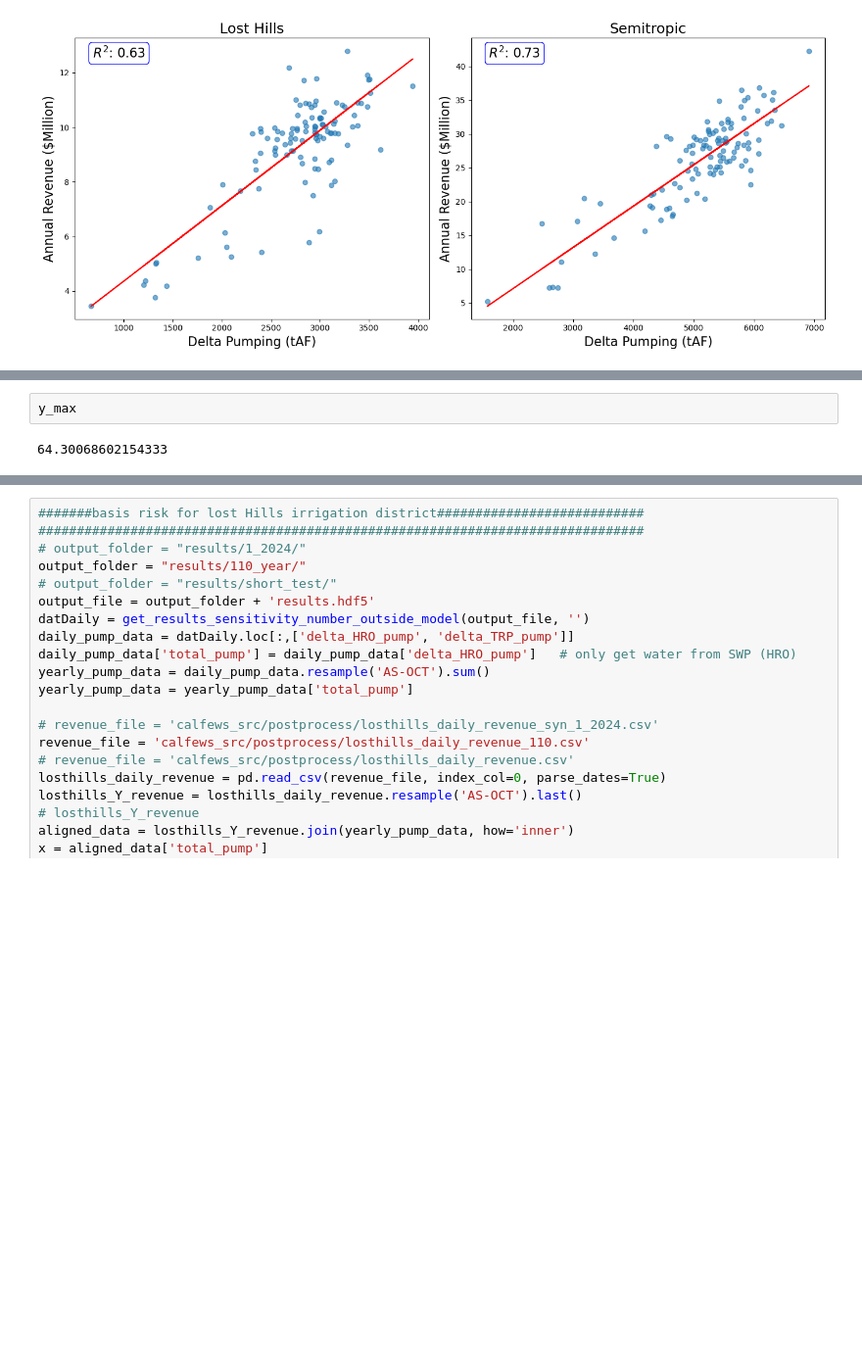
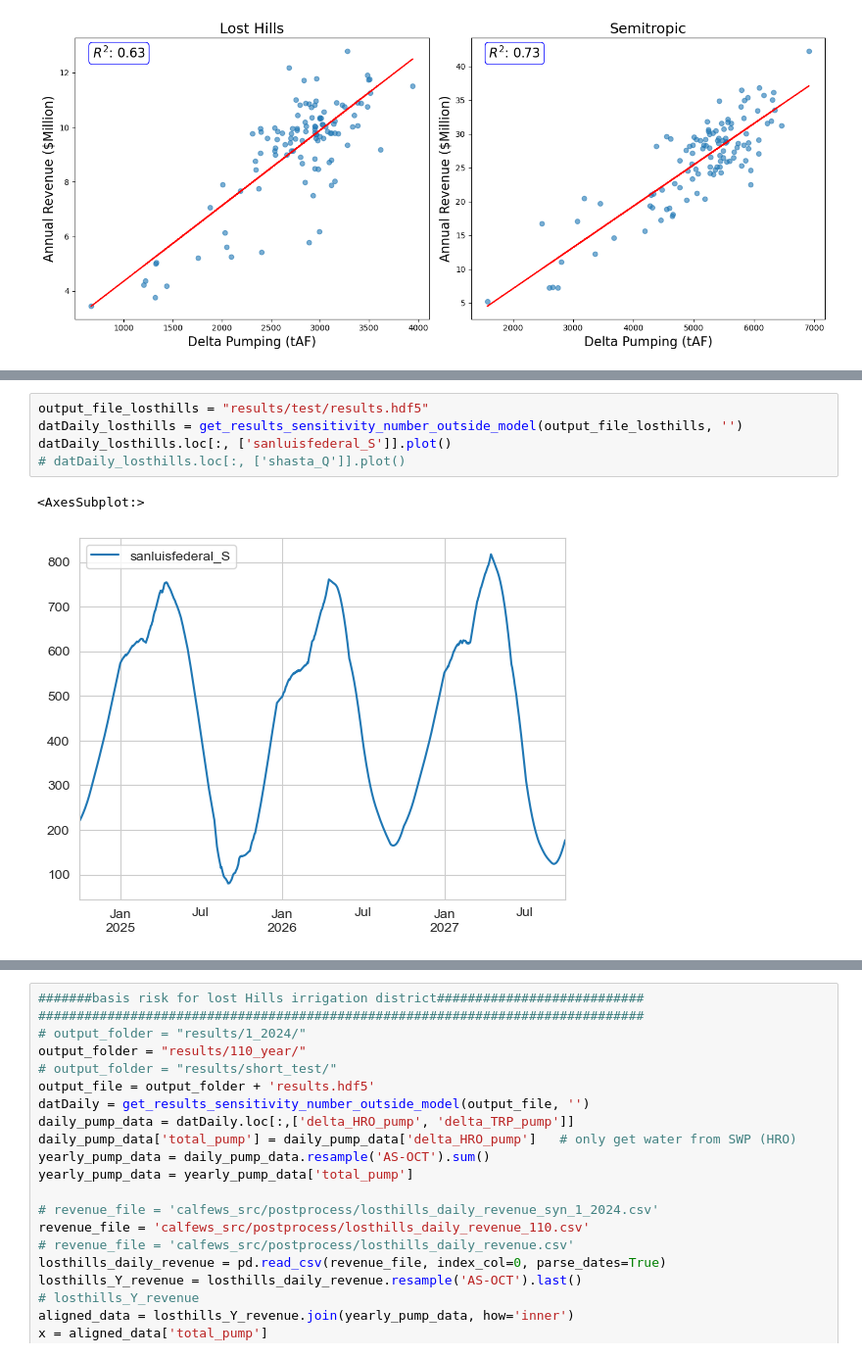
Before and after one commit to dlkency/CALFEWS_waterFutures, a Jupyter notebook: postprocess_district_rev.ipynb, the cells around one changed output, grey strips where cells are left out. Shown at 98% size. Cells and saved outputs as stored; diff of their text form; blank space fills up the shorter version.

```diff
--- a/postprocess_district_rev.ipynb
+++ b/postprocess_district_rev.ipynb
@@ -119,7 +119,11 @@ plt.savefig("plots/comparison_contractPeriod.png")
 plt.show()
 # %% [output]
 [figure]
-# %%
-y_max
-# %% [output]
-64.30068602154333
+# %%
+output_file_losthills = "results/test/results.hdf5"
+datDaily_losthills = get_results_sensitivity_number_outside_model(output_file_losthills, '')
+datDaily_losthills.loc[:, ['sanluisfederal_S']].plot()
+# datDaily_losthills.loc[:, ['shasta_Q']].plot()
+# %% [output]
+<AxesSubplot:>
+[figure, added]
```
Also changed, not shown: parts of 2 cells of this notebook, 16 other files.
